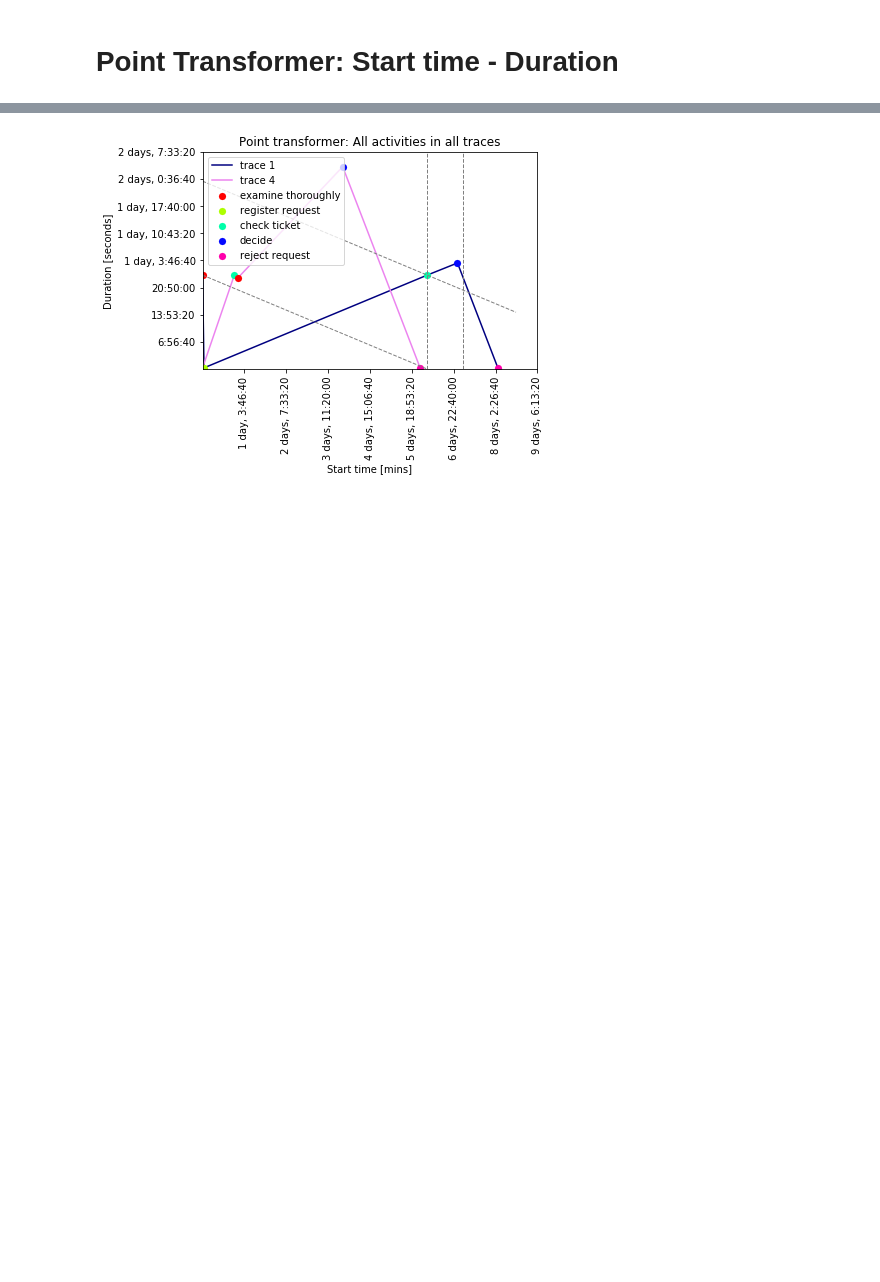
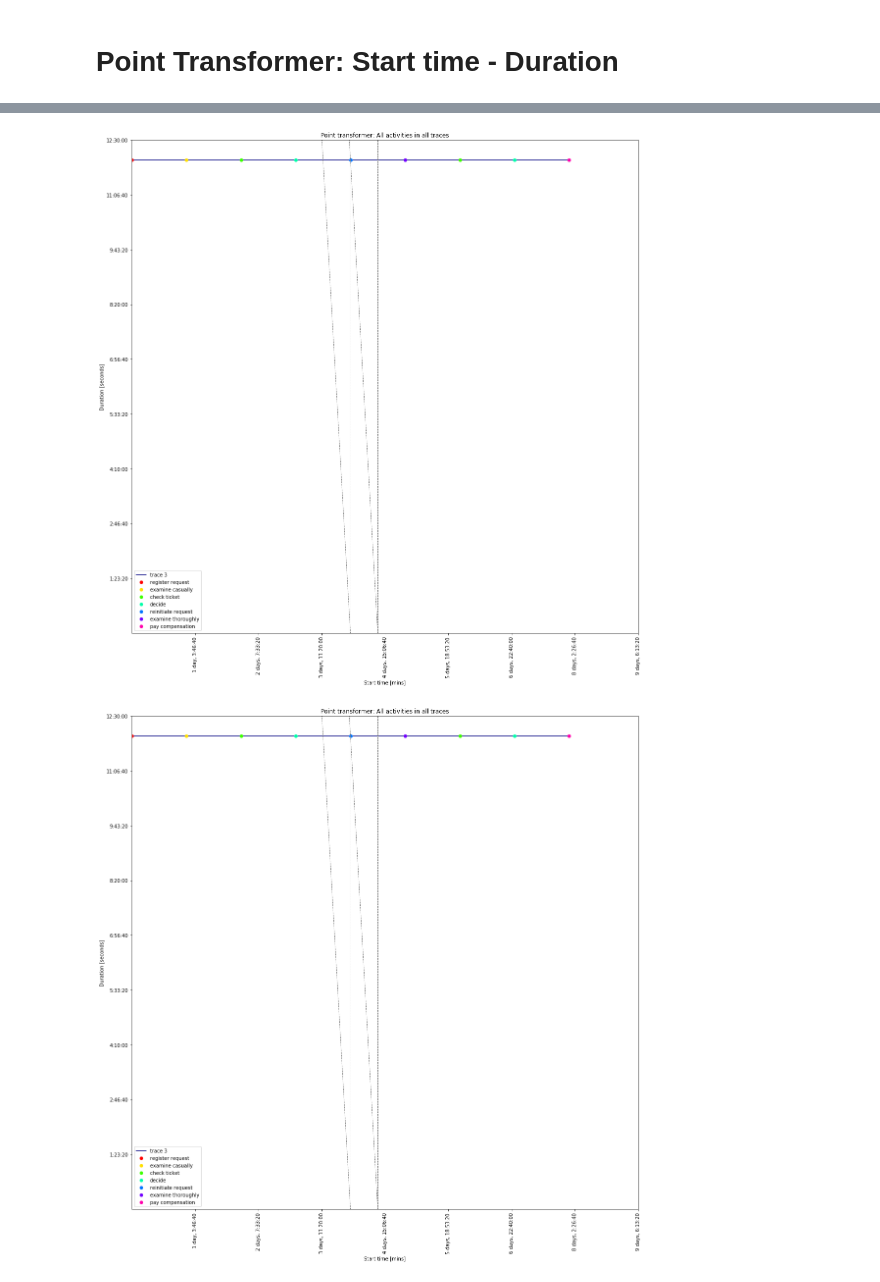
Before and after one commit to andreamalhera/perfSky, a Jupyter notebook: notebooks/pointTransformer.ipynb, the cells around one changed output, grey strips where cells are left out. Drawn from its saved outputs; the diff is of its cells as text; code cells hidden in the pictures; blank space fills up the shorter version.

Commit message:
Adds experiments with 1 trace and 7 different events

```diff
--- a/notebooks/pointTransformer.ipynb
+++ b/notebooks/pointTransformer.ipynb
@@ -5,11 +5,14 @@ import datetime
 # %%
 csv_list = []
 appended = pd.DataFrame()
-LUIGI_LOG_PATH='/usr/local/trustyou/home/andream/nfs/processmining/'
+LUIGI_LOG_PATH='/usr/local/trustyou/home/andream/nfs/processmining/experiments'
 #LUIGI_LOG_PATH = '/usr/local/trustyou/home/andream/nfs/processmining/minilogs/daily/'
 #LUIGI_LOG_PATH = '/usr/local/trustyou/home/andream/nfs/processmining/minilogs/table-precomp/logs/tch/'
 for filename in os.listdir(LUIGI_LOG_PATH):
-    if filename.endswith('.csv') and filename.startswith('catts_semicolon-running-example-just-two-cases.csv'):
+    #if filename.endswith('.csv') and filename.startswith('catts_1trace_7act_12hDur_running-example.csv'):
+    #if filename.endswith('.csv') and filename.startswith('catts_1trace_7act_0dur_running-example.csv'):
+    #if filename.endswith('.csv') and filename.startswith('catts_1trace_7act_1dayDur_meets_running-example.csv'):
+    #if filename.endswith('.csv') and filename.startswith('catts_1trace_7act_meetsStarts'):
     #if filename.endswith('.csv') and filename.startswith('catts_daily.2019-09-.csv'):
         log_path = LUIGI_LOG_PATH+'/'+filename
         csv_list.append(filename)
@@ -21,6 +24,8 @@ for filename in os.listdir(LUIGI_LOG_PATH):
 csv_list.sort()
 print(csv_list)
 
+filename = os.path.splitext(csv_list[0])[0]
+
 #appended_df.to_datetime(start_time, format="%Y-%m-%d:%H:%M:%S").sort_values()
 appended['start_time'] = pd.to_datetime(appended['start_time'], format="%Y-%m-%d %H:%M:%S").sort_values()
 appended['end_time'] = pd.to_datetime(appended['end_time'], format="%Y-%m-%d %H:%M:%S").sort_values()
@@ -247,8 +250,8 @@ def draw_allen_lines(allen_point, ax, yax, duration_plot=None):
             if duration_plot:
                 ax.axvline(x, c='grey', linewidth=1, linestyle='--')
                 ax.axvline(x+y, c='grey', linewidth=1, linestyle='--')
-                newline([x+x,0],[x,y])
-                newline([x,0],[0,y])
+                newline([x,y],[x+2*y,-y])
+                newline([x-y,y],[x+y,-y])
             else:
                 ax.plot([x,x],[x,yax],'k-', c='grey', linewidth=1, linestyle='--')
                 ax.plot([y,y],[y,yax],'k-', c='grey', linewidth=1, linestyle='--')
@@ -272,6 +275,8 @@ def plot_point_transformer(title, data_selection, activity=None, traces=None,  a
 
     if activity:
         data_selection = data_selection.loc[data_selection['activity']==activity].reset_index()
+        colorlist = [colors.rgb2hex(colormap(i)) for i in np.linspace(0, 0.9, len(unique_trace))]
+        legend = dict(zip(unique_trace, colorlist))
         colorby = 'case'
     elif traces:
         data_selection = data_selection.loc[data_selection['case'].isin(traces)].reset_index()
@@ -291,7 +296,7 @@ def plot_point_transformer(title, data_selection, activity=None, traces=None,  a
 
     if not duration_plot:
         #Draw diagonal
-        newline([0,0],[xax,yax])
+        newline([0,0],[max(xax,yax),max(xax,yax)])
         ax.set_ylabel('End time [mins]')
     else:
         ax.set_ylabel('Duration [seconds]')
@@ -316,6 +321,7 @@ def plot_point_transformer(title, data_selection, activity=None, traces=None,  a
     plt.legend(by_label.values(), by_label.keys())
     plt.title(title)
     plt.show()
+    return fig
 #plot_point_transformer('Point transformer: Activity \''+ str(snippet['activity'][6]) + '\' only', snippet , activity='reject request')
 #plot_point_transformer('Point transformer: All activities in all traces', snippet)
 #plot_point_transformer('Point transformer: Trace \''+ str(snippet['case'][0]) + '\' only', snippet)
@@ -424,7 +479,6 @@ w_duration.head()
 # %%
-point = w_duration.iloc[ 7 , : ].to_frame().transpose()
-traces_selection = w_duration['case'].drop_duplicates().tolist()
-#print(point)
-plot_point_transformer('Point transformer: All activities in all traces', w_duration, duration_plot=1, allen_point=point, traces=traces_selection)
+point = w_duration.iloc[ 4 , : ].to_frame().transpose()
+print(appended[['case','activity','start_time','end_time']].sort_values(by=['case']))
+plot_point_transformer('Point transformer: All activities in all traces', w_duration, size=1, duration_plot=1, allen_point=point, traces=traces_selection)
 #plot_point_transformer('Point transformer: All activities in all traces', snippet, size=1, allen_point=snippet[(snippet['case']==4)&(snippet['num_start']==75840)])
 # %% [output]
@@ -431 +495,2 @@ plot_point_transformer('Point transformer: All activities in all traces', w_dura
-[figure, old version]
+[figure, new version]
+[figure, added]
```
Also changed, not shown: parts of 21 cells of this notebook.
